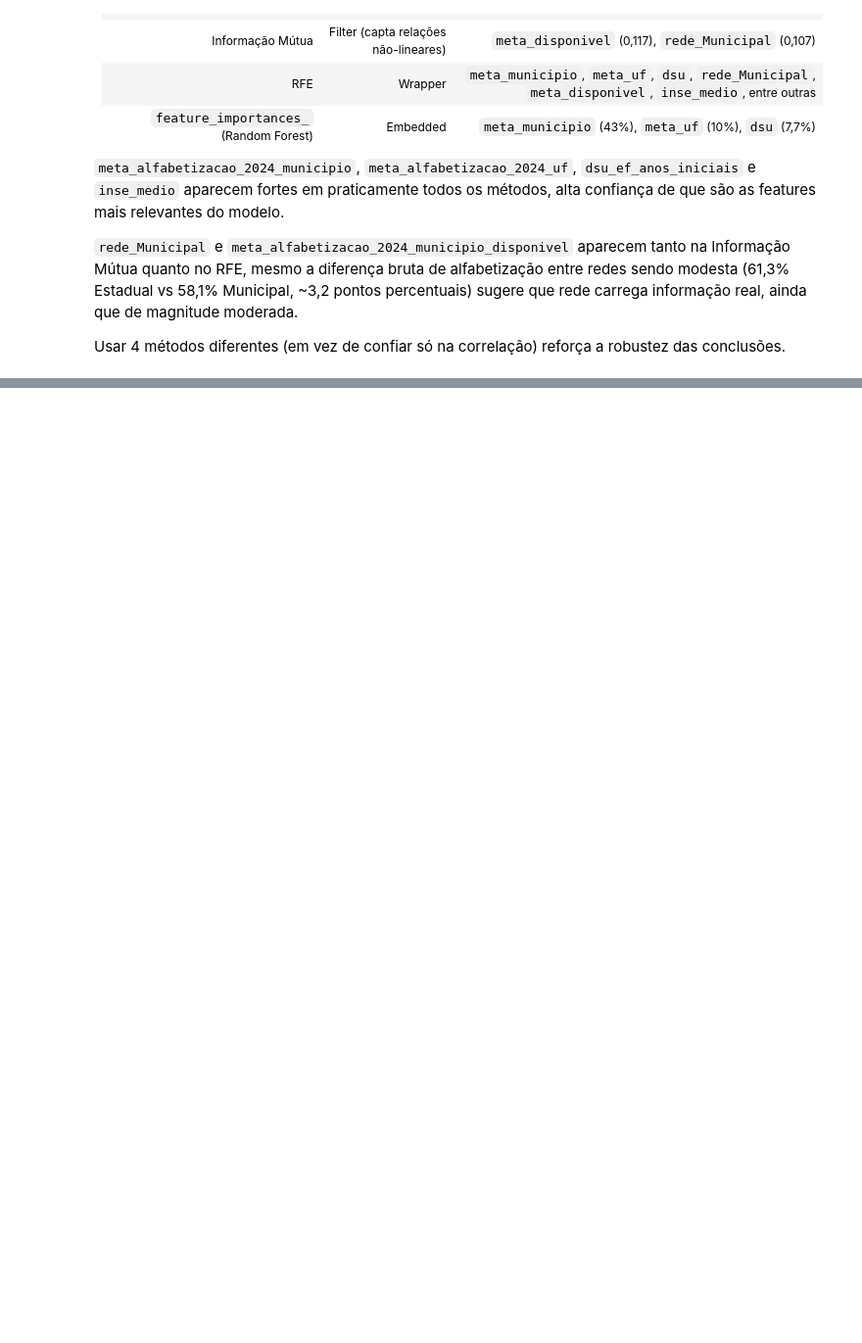
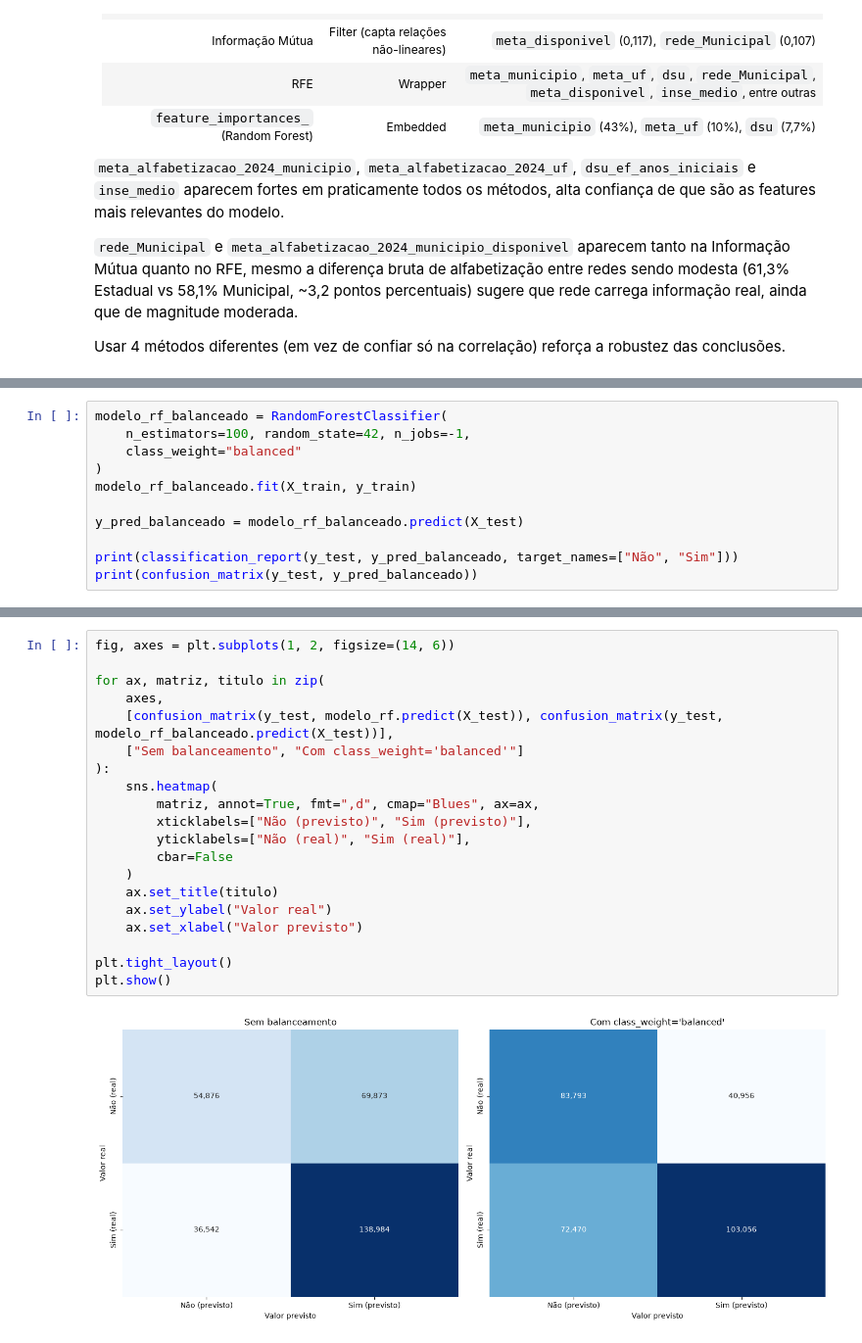
Before and after one commit to AnaCarol21/fiap-tech-challenge-fase-3, a Jupyter notebook: notebooks/eda.ipynb, the cells around one changed output, grey strips where cells are left out. Shown at 98% size. Drawn from its saved outputs; the diff is of its cells as text; blank space fills up the shorter version.

```diff
--- a/notebooks/eda.ipynb
+++ b/notebooks/eda.ipynb
@@ -791,0 +844,11 @@ Usar 4 métodos diferentes (em vez de confiar só na correlação) reforça a ro
+# %%
+modelo_rf_balanceado = RandomForestClassifier(
+    n_estimators=100, random_state=42, n_jobs=-1,
+    class_weight="balanced"
+)
+modelo_rf_balanceado.fit(X_train, y_train)
+
+y_pred_balanceado = modelo_rf_balanceado.predict(X_test)
+
+print(classification_report(y_test, y_pred_balanceado, target_names=["Não", "Sim"]))
+print(confusion_matrix(y_test, y_pred_balanceado))
@@ -791,0 +867,22 @@ Usar 4 métodos diferentes (em vez de confiar só na correlação) reforça a ro
+# %%
+fig, axes = plt.subplots(1, 2, figsize=(14, 6))
+
+for ax, matriz, titulo in zip(
+    axes,
+    [confusion_matrix(y_test, modelo_rf.predict(X_test)), confusion_matrix(y_test, modelo_rf_balanceado.predict(X_test))],
+    ["Sem balanceamento", "Com class_weight='balanced'"]
+):
+    sns.heatmap(
+        matriz, annot=True, fmt=",d", cmap="Blues", ax=ax,
+        xticklabels=["Não (previsto)", "Sim (previsto)"],
+        yticklabels=["Não (real)", "Sim (real)"],
+        cbar=False
+    )
+    ax.set_title(titulo)
+    ax.set_ylabel("Valor real")
+    ax.set_xlabel("Valor previsto")
+
+plt.tight_layout()
+plt.show()
+# %% [output]
+[figure, added]
```
Also changed, not shown: parts of 11 cells of this notebook.
